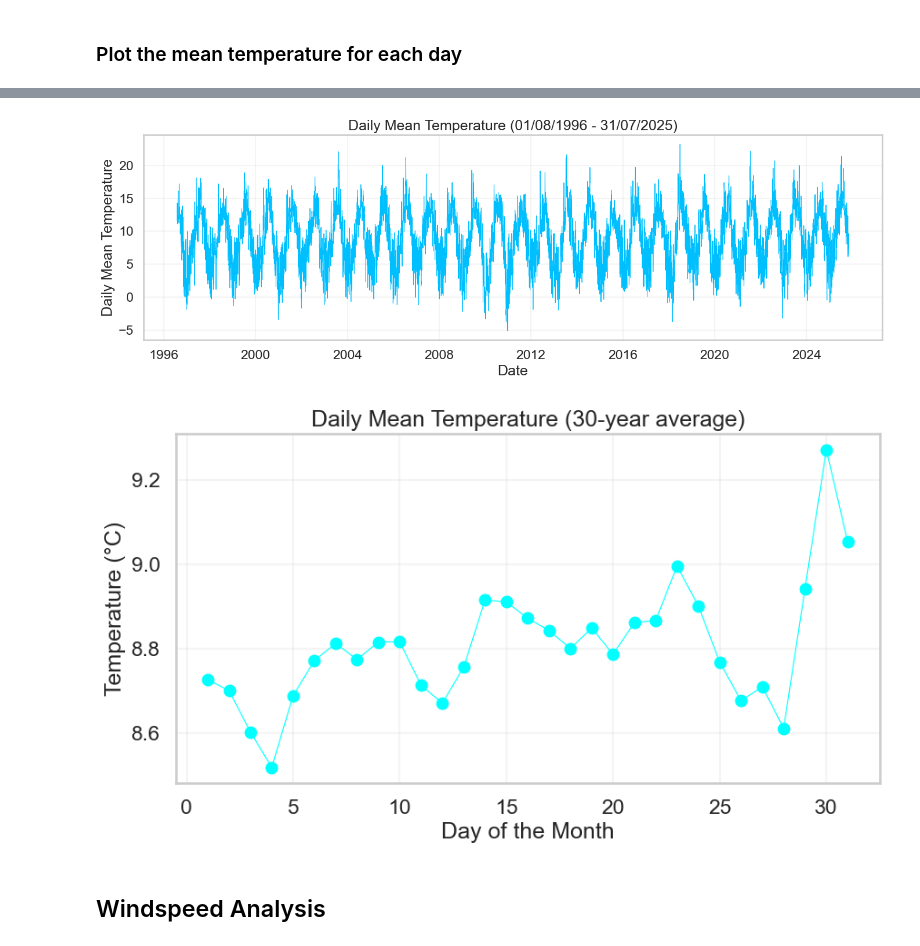
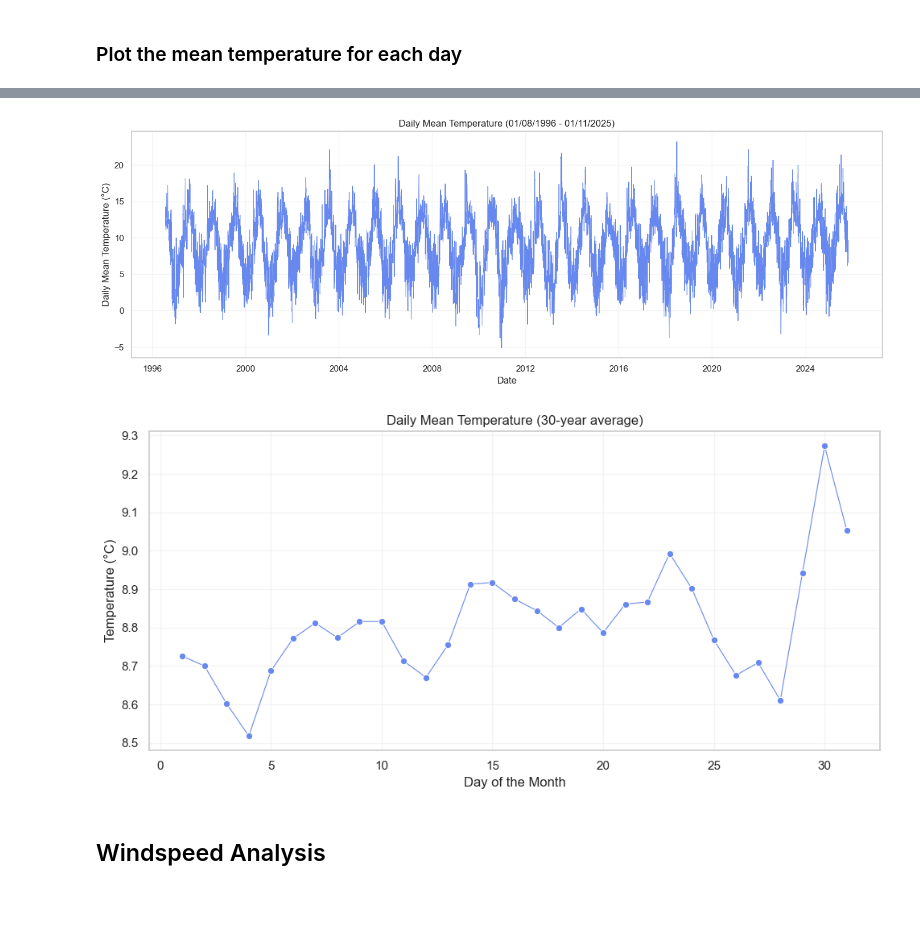
Before and after one commit to AnnaLozenko/PFDA_assignments, a Jupyter notebook: assignment_6_Weather.ipynb, the cells around one changed output, grey strips where cells are left out. Cells and saved outputs as stored; diff of their text form; code cells hidden in the pictures; blank space fills up the shorter version.

```diff
--- a/assignment_6_Weather.ipynb
+++ b/assignment_6_Weather.ipynb
@@ -137,3 +146,4 @@ df.head(10)
 # %%
-sns.set_theme(style="whitegrid", context="talk")
+# set the theme and color palette for seaborn
+sns.set_theme(style="whitegrid", palette='coolwarm')
 # %%
@@ -217,29 +268,42 @@ Freq: D, Name: temp, dtype: float64
 # %%
 # plot the daily average temperatures (01/08/1996 - 31/07/2025)
 plt.figure(figsize=(14,5))
-plt.plot(daily_mean.index, daily_mean.values, color = 'deepskyblue', linewidth=0.8)
+
+sns.lineplot(
+    x=daily_mean.index, # x-axis: date
+    y=daily_mean.values, # y-axis: mean temperature
+    linewidth=0.8
+)
+
 plt.xlabel("Date")
-plt.ylabel("Daily Mean Temperature")
-plt.title("Daily Mean Temperature (01/08/1996 - 31/07/2025)")
+plt.ylabel("Daily Mean Temperature (°C)")
+plt.title("Daily Mean Temperature (01/08/1996 - 01/11/2025)")
 plt.grid(True, alpha=0.2)
 plt.tight_layout()
 plt.show()
 # %% [output]
-[figure, old version]
+[figure, new version]
 # %%
-# calculate the average of daily temperature (01/08/1996 - 31/07/2025)
-daily_mean = df['temp'].groupby(df.index.day).mean()
+# calculate the average of daily temperature (01/08/1996 - 01/11/2025)
+daily_mean_group = df['temp'].groupby(df.index.day).mean()
 # %%
-# plot the average daily temperature (01/08/1996 - 31/07/2025)
+# plot the average daily temperature (01/08/1996 - 01/11/2025)
 plt.figure(figsize=(10,5))
-plt.plot(daily_mean.index, daily_mean.values, marker='o', color = 'cyan', linewidth=0.8)
+sns.lineplot(
+    x=daily_mean_group.index,
+    y=daily_mean_group.values,
+    marker='o',
+    linewidth=0.8
+)
+
 plt.xlabel("Day of the Month")
 plt.ylabel("Temperature (°C)")
 plt.title("Daily Mean Temperature (30-year average)")
 plt.grid(True, alpha=0.2)
+plt.tight_layout()
 plt.show()
 # %% [output]
-[figure, old version]
+[figure, new version]
 # %% [markdown]
 ## Windspeed Analysis
 # %% [markdown]
```
Also changed, not shown: parts of 21 cells of this notebook.
